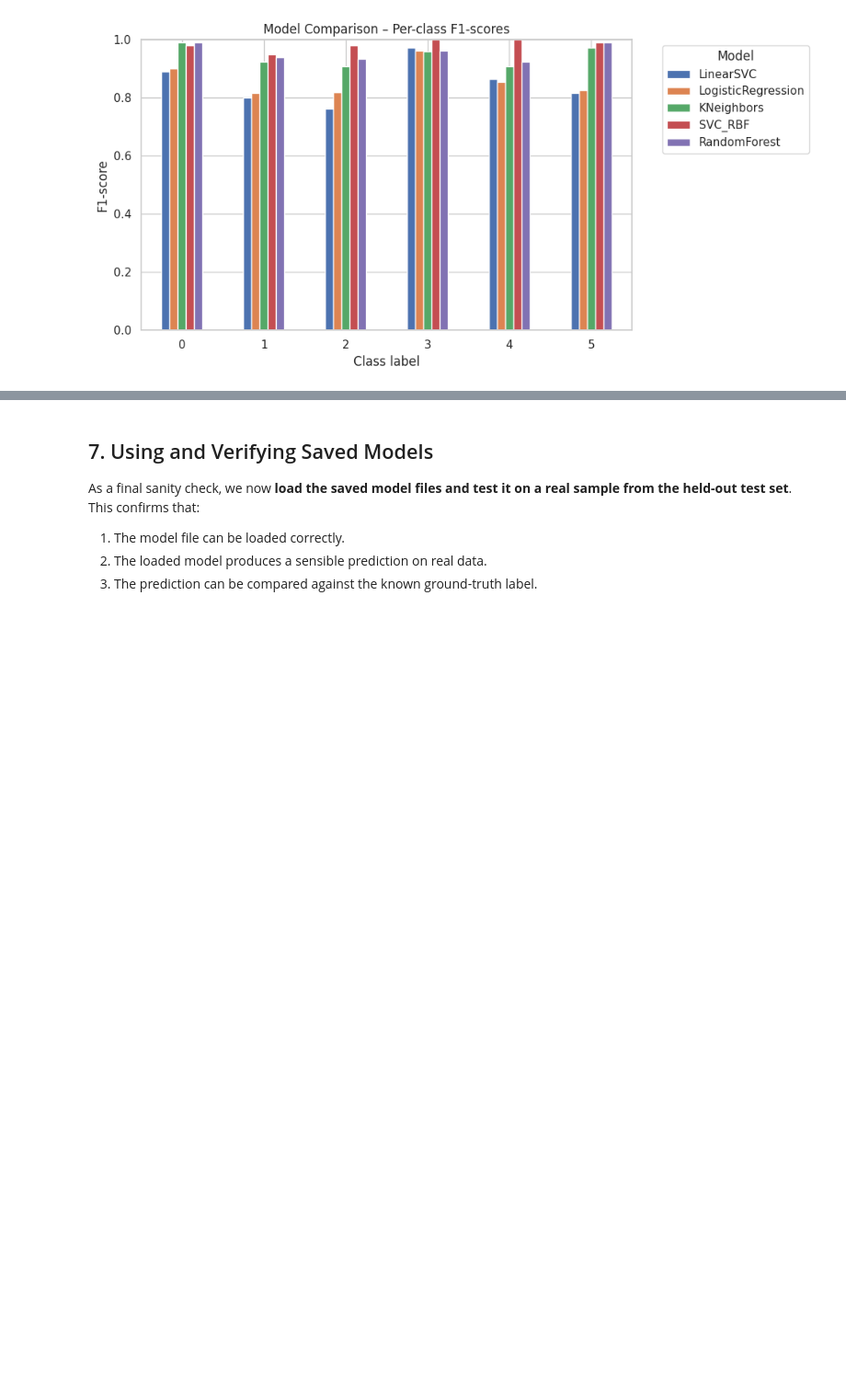
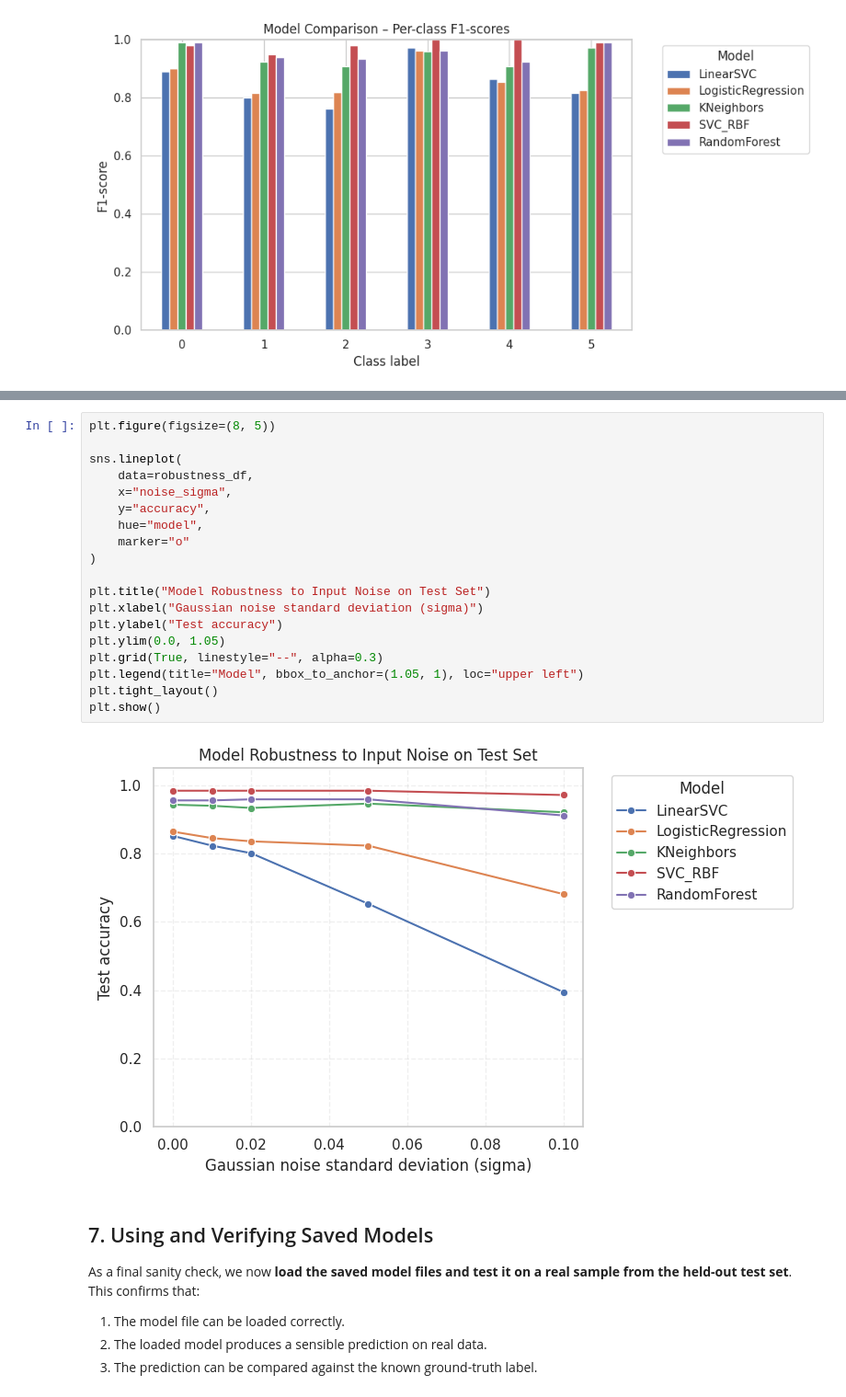
Before and after one commit to NatBrian/mediapipe-hand-recognition, a Jupyter notebook: notebooks/keypoint_training_baseline.ipynb, the cells around one changed output, grey strips where cells are left out. Shown at 92% size. Cells and saved outputs as stored; diff of their text form; blank space fills up the shorter version.

Commit message:
add Robustness to Input Noise

```diff
--- a/notebooks/keypoint_training_baseline.ipynb
+++ b/notebooks/keypoint_training_baseline.ipynb
@@ -764,3 +860,24 @@ Per-class F1-scores for each model:
+# %%
+plt.figure(figsize=(8, 5))
+
+sns.lineplot(
+    data=robustness_df,
+    x="noise_sigma",
+    y="accuracy",
+    hue="model",
+    marker="o"
+)
+
+plt.title("Model Robustness to Input Noise on Test Set")
+plt.xlabel("Gaussian noise standard deviation (sigma)")
+plt.ylabel("Test accuracy")
+plt.ylim(0.0, 1.05)
+plt.grid(True, linestyle="--", alpha=0.3)
+plt.legend(title="Model", bbox_to_anchor=(1.05, 1), loc="upper left")
+plt.tight_layout()
+plt.show()
+# %% [output]
+[figure, added]
 # %% [markdown]
 ## 7. Using and Verifying Saved Models
 
```
Also changed, not shown: parts of 2 cells of this notebook.
